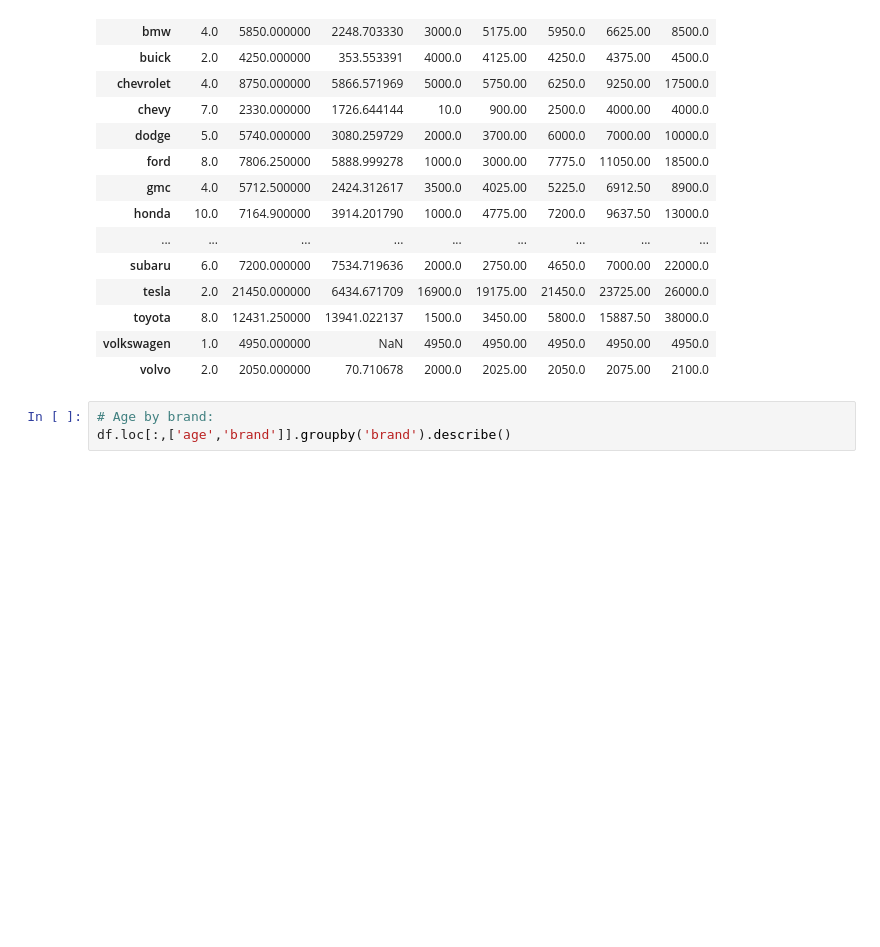
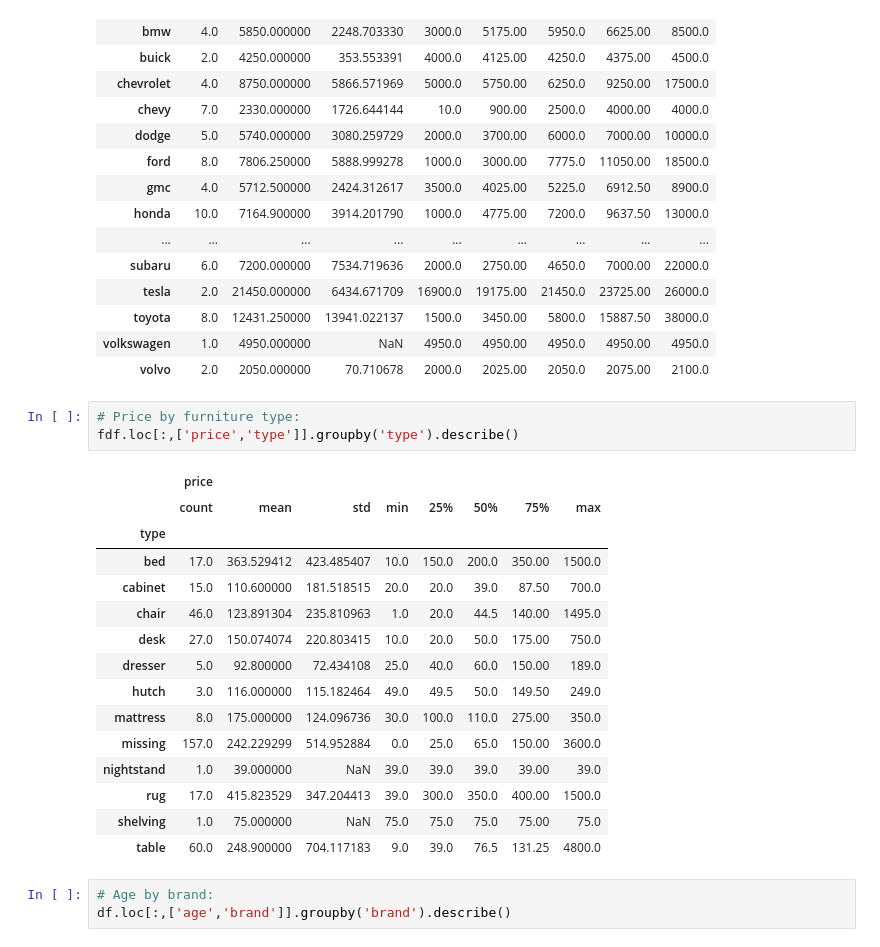
Before and after one commit to evaterry4/labs, a Jupyter notebook: 02_scraping/lab_notebook.ipynb, the cells around one changed output. Saved outputs shown, nothing was run; the diff lists cells and outputs as text; blank space fills up the shorter version.

```diff
--- a/02_scraping/lab_notebook.ipynb
+++ b/02_scraping/lab_notebook.ipynb
@@ -257,6 +274,25 @@ df.loc[:,['price','brand']].groupby('brand').describe()
 | toyota | 8.0 | 12431.250000 | 13941.022137 | 1500.0 | 3450.00 | 5800.0 | 15887.50 | 38000.0 |
 | volkswagen | 1.0 | 4950.000000 | NaN | 4950.0 | 4950.00 | 4950.0 | 4950.00 | 4950.0 |
 | volvo | 2.0 | 2050.000000 | 70.710678 | 2000.0 | 2025.00 | 2050.0 | 2075.00 | 2100.0 |
+# %%
+# Price by furniture type:
+fdf.loc[:,['price','type']].groupby('type').describe()
+# %% [output]
+|  | price |  |  |  |  |  |  |  |
+|  | count | mean | std | min | 25% | 50% | 75% | max |
+| type |  |  |  |  |  |  |  |  |
+| bed | 17.0 | 363.529412 | 423.485407 | 10.0 | 150.0 | 200.0 | 350.00 | 1500.0 |
+| cabinet | 15.0 | 110.600000 | 181.518515 | 20.0 | 20.0 | 39.0 | 87.50 | 700.0 |
+| chair | 46.0 | 123.891304 | 235.810963 | 1.0 | 20.0 | 44.5 | 140.00 | 1495.0 |
+| desk | 27.0 | 150.074074 | 220.803415 | 10.0 | 20.0 | 50.0 | 175.00 | 750.0 |
+| dresser | 5.0 | 92.800000 | 72.434108 | 25.0 | 40.0 | 60.0 | 150.00 | 189.0 |
+| hutch | 3.0 | 116.000000 | 115.182464 | 49.0 | 49.5 | 50.0 | 149.50 | 249.0 |
+| mattress | 8.0 | 175.000000 | 124.096736 | 30.0 | 100.0 | 110.0 | 275.00 | 350.0 |
+| missing | 157.0 | 242.229299 | 514.952884 | 0.0 | 25.0 | 65.0 | 150.00 | 3600.0 |
+| nightstand | 1.0 | 39.000000 | NaN | 39.0 | 39.0 | 39.0 | 39.00 | 39.0 |
+| rug | 17.0 | 415.823529 | 347.204413 | 39.0 | 300.0 | 350.0 | 400.00 | 1500.0 |
+| shelving | 1.0 | 75.000000 | NaN | 75.0 | 75.0 | 75.0 | 75.00 | 75.0 |
+| table | 60.0 | 248.900000 | 704.117183 | 9.0 | 39.0 | 76.5 | 131.25 | 4800.0 |
 # %%
 # Age by brand:
 df.loc[:,['age','brand']].groupby('brand').describe()
```
Also changed, not shown: parts of 2 cells of this notebook.
